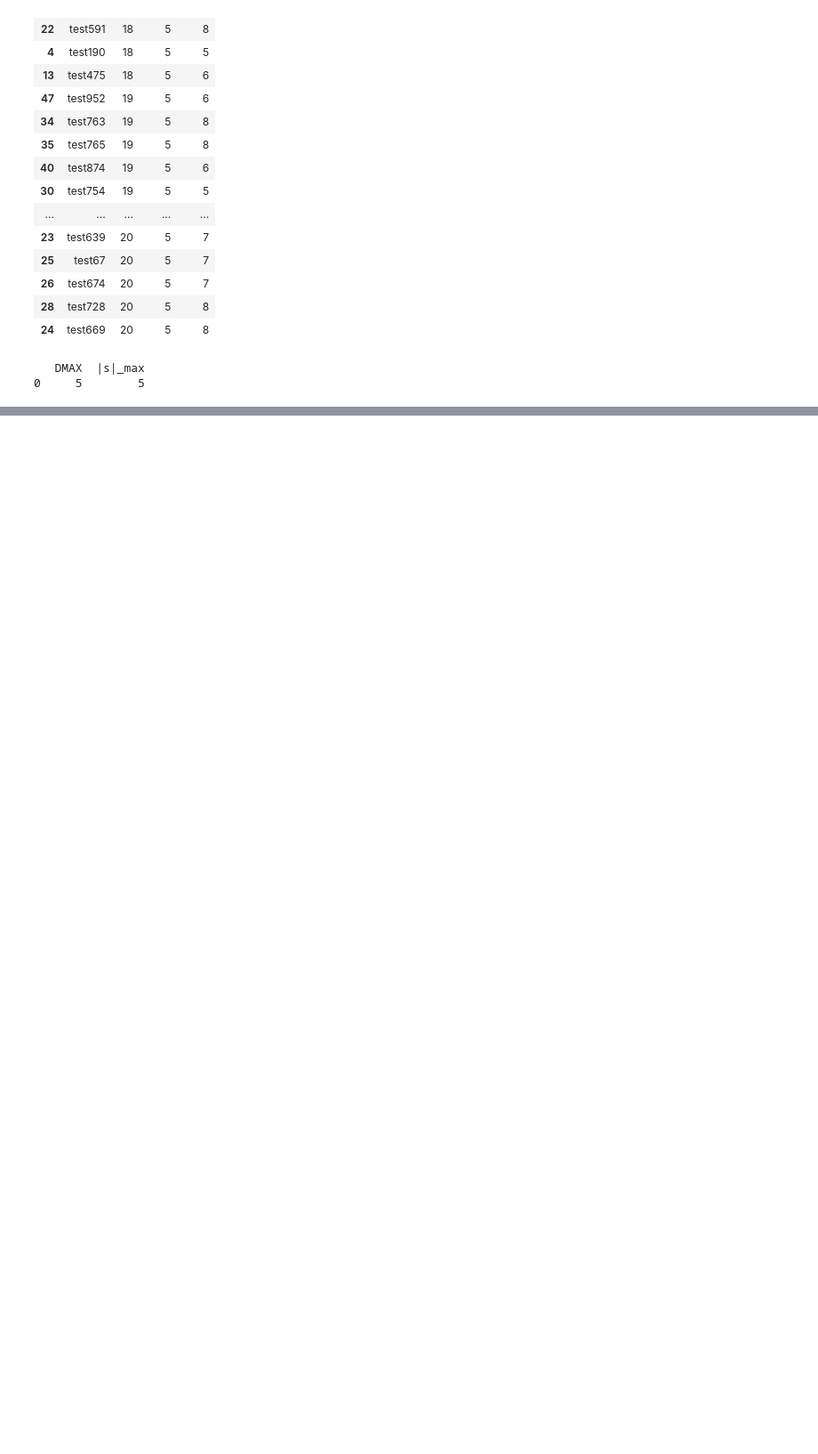
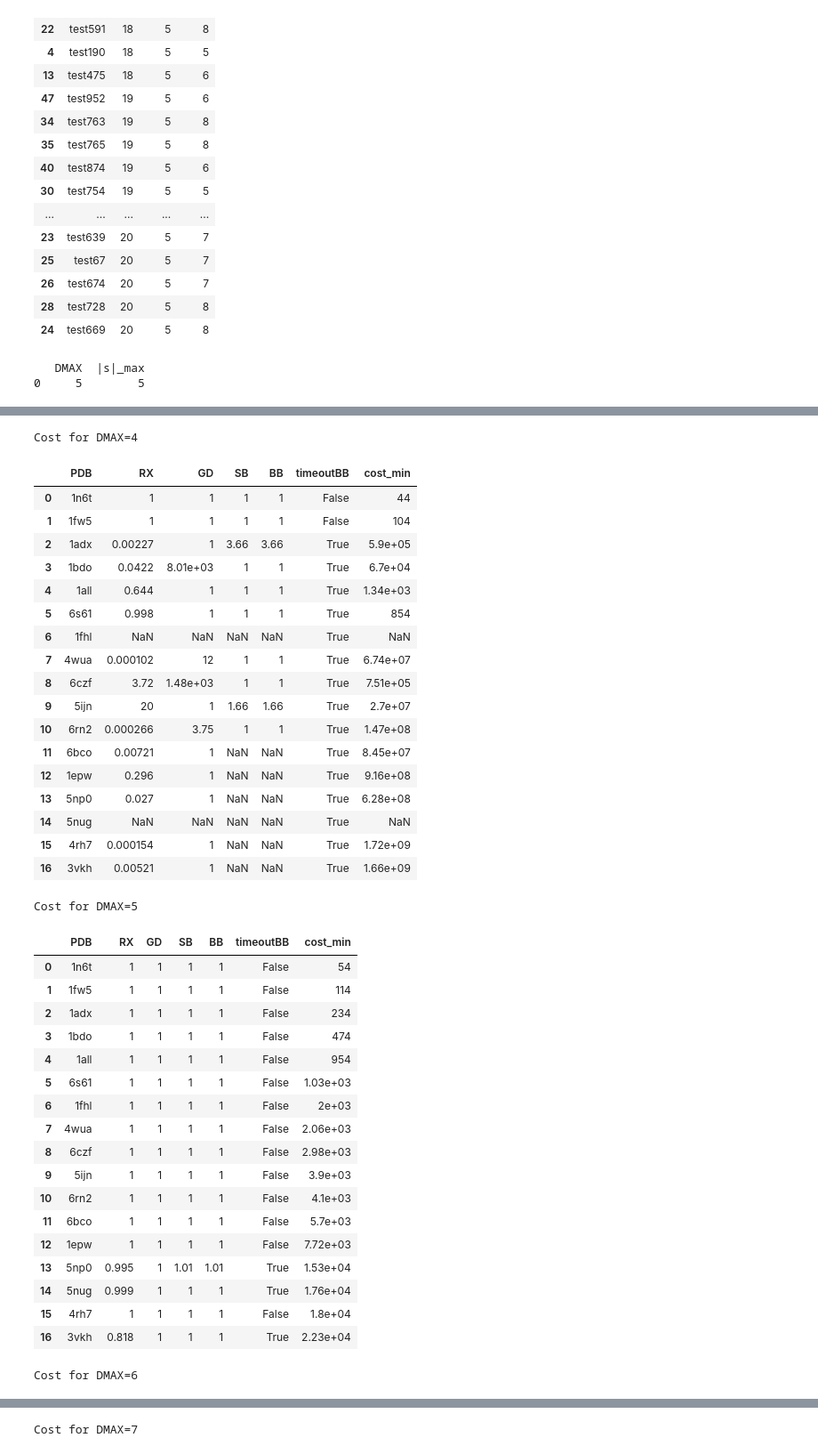
Before and after one commit to michaelsouza/bb-sbbu, a Jupyter notebook: report.ipynb, the cells around one changed output, grey strips where cells are left out. Shown at 89% size. Saved outputs shown, nothing was run; the diff lists cells and outputs as text; code cells hidden in the pictures; blank space fills up the shorter version.

```diff
--- a/report.ipynb
+++ b/report.ipynb
@@ -489,0 +230,20 @@ s.i, s.j
+# %%
+dfA = {'PDB':[],'cost':[], 'algorithm':[]}
+for i, row in df.iterrows():
+    for c in df.columns:
+        if c in ['PDB','|V|','|E|','|S|']:
+            continue
+        dfA['PDB'].append(row['PDB'])
+        dfA['cost'].append(row[c])
+        dfA['algorithm'].append(c)
+dfA = pd.DataFrame(dfA)
+# remove solver
+dfA = dfA[dfA['algorithm']!='solver']
+# remove nan
+dfA = dfA[~dfA['cost'].isna()]
+# remove duplicates
+dfA = dfA.drop_duplicates(subset=['PDB','algorithm'])
+# show
+fig = px.bar(dfA, x='PDB', y='cost', color='algorithm', title='Costs per instance', barmode='group', log_y=True, text='cost')
+fig.update_traces(textposition='outside') # set text position
+fig.show()
@@ -489,0 +418,59 @@ s.i, s.j
+# %%
+# table of cost for each instance and each algorithm
+for dmax in DMAX:
+    cols = ['PDB'] + sorted([c for c in df_DMAX.columns if ('cost' in c) and (f'_{dmax}' in c)])
+    dfA = df_DMAX[cols].copy()
+    dfA.rename(columns={col:col.split('_')[0].replace('cost','') for col in dfA.columns}, inplace=True)
+    cols = ['PDB', 'RX', 'GD', 'SB']
+    cols += [c for c in dfA.columns if c not in cols]
+    dfA = dfA[cols]
+    dfA['timeoutBB'] = df_DMAX[f'timeoutBB_{dmax}'].astype(bool)
+    # replace numbers smaller than zero by nan
+    dfA[cols[2:]] = dfA[cols[2:]].applymap(lambda x: np.nan if x < 0 else x)
+    print(f'Cost for DMAX={dmax}')
+    # set display options for float precision, only for dfA
+    pd.set_option('display.float_format', lambda x: '%.3g' % x)
+    # scaling by min cost
+    dfA['cost_min'] = dfA[cols[2:]].min(axis=1)
+    dfA[['RX','GD','SB','BB']] = dfA[['RX','GD','SB','BB']].div(dfA['cost_min'], axis=0)
+    display(dfA)
+# %% [output]
+Cost for DMAX=4
+|  | PDB | RX | GD | SB | BB | timeoutBB | cost_min |
+| 0 | 1n6t | 1 | 1 | 1 | 1 | False | 44 |
+| 1 | 1fw5 | 1 | 1 | 1 | 1 | False | 104 |
+| 2 | 1adx | 0.00227 | 1 | 3.66 | 3.66 | True | 5.9e+05 |
+| 3 | 1bdo | 0.0422 | 8.01e+03 | 1 | 1 | True | 6.7e+04 |
+| 4 | 1all | 0.644 | 1 | 1 | 1 | True | 1.34e+03 |
+| 5 | 6s61 | 0.998 | 1 | 1 | 1 | True | 854 |
+| 6 | 1fhl | NaN | NaN | NaN | NaN | True | NaN |
+| 7 | 4wua | 0.000102 | 12 | 1 | 1 | True | 6.74e+07 |
+| 8 | 6czf | 3.72 | 1.48e+03 | 1 | 1 | True | 7.51e+05 |
+| 9 | 5ijn | 20 | 1 | 1.66 | 1.66 | True | 2.7e+07 |
+| 10 | 6rn2 | 0.000266 | 3.75 | 1 | 1 | True | 1.47e+08 |
+| 11 | 6bco | 0.00721 | 1 | NaN | NaN | True | 8.45e+07 |
+| 12 | 1epw | 0.296 | 1 | NaN | NaN | True | 9.16e+08 |
+| 13 | 5np0 | 0.027 | 1 | NaN | NaN | True | 6.28e+08 |
+| 14 | 5nug | NaN | NaN | NaN | NaN | True | NaN |
+| 15 | 4rh7 | 0.000154 | 1 | NaN | NaN | True | 1.72e+09 |
+| 16 | 3vkh | 0.00521 | 1 | NaN | NaN | True | 1.66e+09 |
+Cost for DMAX=5
+|  | PDB | RX | GD | SB | BB | timeoutBB | cost_min |
+| 0 | 1n6t | 1 | 1 | 1 | 1 | False | 54 |
+| 1 | 1fw5 | 1 | 1 | 1 | 1 | False | 114 |
+| 2 | 1adx | 1 | 1 | 1 | 1 | False | 234 |
+| 3 | 1bdo | 1 | 1 | 1 | 1 | False | 474 |
+| 4 | 1all | 1 | 1 | 1 | 1 | False | 954 |
+| 5 | 6s61 | 1 | 1 | 1 | 1 | False | 1.03e+03 |
+| 6 | 1fhl | 1 | 1 | 1 | 1 | False | 2e+03 |
+| 7 | 4wua | 1 | 1 | 1 | 1 | False | 2.06e+03 |
+| 8 | 6czf | 1 | 1 | 1 | 1 | False | 2.98e+03 |
+| 9 | 5ijn | 1 | 1 | 1 | 1 | False | 3.9e+03 |
+| 10 | 6rn2 | 1 | 1 | 1 | 1 | False | 4.1e+03 |
+| 11 | 6bco | 1 | 1 | 1 | 1 | False | 5.7e+03 |
+| 12 | 1epw | 1 | 1 | 1 | 1 | False | 7.72e+03 |
+| 13 | 5np0 | 0.995 | 1 | 1.01 | 1.01 | True | 1.53e+04 |
+| 14 | 5nug | 0.999 | 1 | 1 | 1 | True | 1.76e+04 |
+| 15 | 4rh7 | 1 | 1 | 1 | 1 | False | 1.8e+04 |
+| 16 | 3vkh | 0.818 | 1 | 1 | 1 | True | 2.23e+04 |
+Cost for DMAX=6
@@ -489,0 +495 @@ s.i, s.j
+Cost for DMAX=7
```
Also changed, not shown: parts of 45 cells of this notebook, 16 other files.
